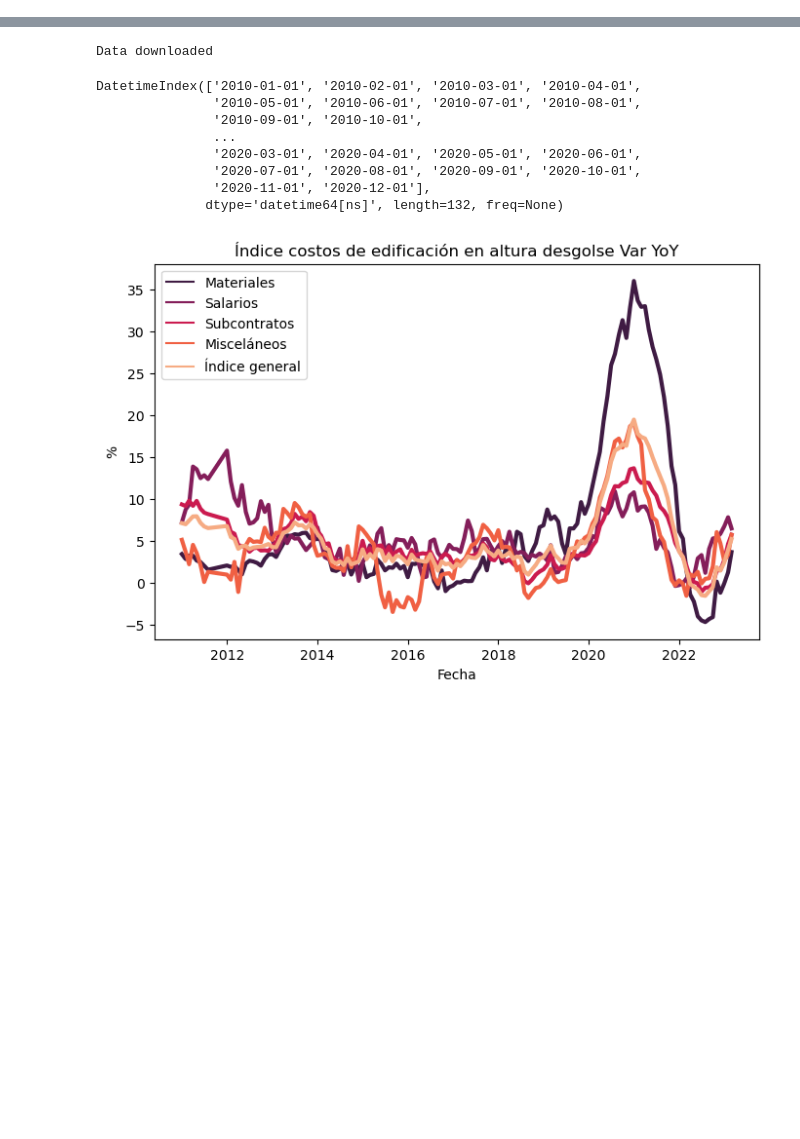
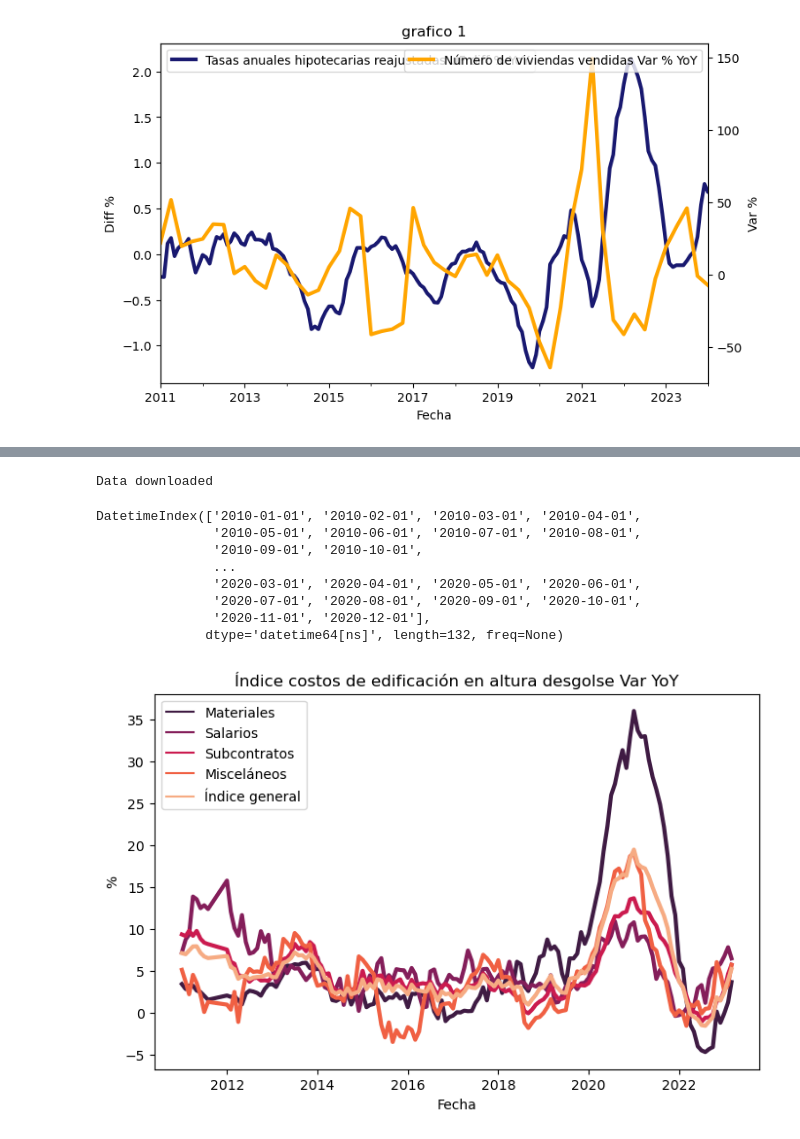
Before and after one commit to atagle123/LV_project, a Jupyter notebook: test.ipynb, the cells around one changed output, grey strips where cells are left out. Drawn from its saved outputs; the diff is of its cells as text; code cells hidden in the pictures; blank space fills up the shorter version.

```diff
--- a/test.ipynb
+++ b/test.ipynb
@@ -8,0 +143,27 @@ import numpy as np
+# %%
+title="grafico 1"
+
+df_plot=pd.DataFrame()
+df_plot["Tasas anuales hipotecarias reajustadas UF diff % YoY"]=df['Tasas anuales reajustadas UF'].shift(-12)-df['Tasas anuales reajustadas UF']
+df_plot["Tasas anuales hipotecarias reajustadas UF diff % YoY"]=df_plot["Tasas anuales hipotecarias reajustadas UF diff % YoY"].shift(12)
+
+df_plot["Número de viviendas vendidas Var % YoY"]=(df['Viviendas ventas'].shift(-12)-df['Viviendas ventas'])/df['Viviendas ventas']*100
+df_plot["Número de viviendas vendidas Var % YoY"]=df_plot["Número de viviendas vendidas Var % YoY"].shift(12)
+
+fig, ax1 = plt.subplots(figsize=(8, 5))
+ax2 = ax1.twinx()
+
+ax1.set_ylabel("Diff %")
+ax2.set_ylabel("Var %")
+
+df_plot["Tasas anuales hipotecarias reajustadas UF diff % YoY"].dropna().plot(use_index=True,y="Tasas anuales hipotecarias reajustadas UF diff % YoY",ax=ax1,color="midnightblue",lw=3)
+df_plot["Número de viviendas vendidas Var % YoY"].dropna().plot(use_index=True,y="Número de viviendas vendidas Var % YoY",title=title,ax=ax2,color="orange",lw=3)
+
+ax1.set_label('IMACON')
+ax2.set_label('Ventas casas nuevas')
+ax1.legend(loc='upper left')
+ax2.legend(loc='upper right')
+plt.xlabel('Fecha')
+plt.show()
+# %% [output]
+[figure, added]
```
Also changed, not shown: parts of 20 cells of this notebook, 40 other files.
